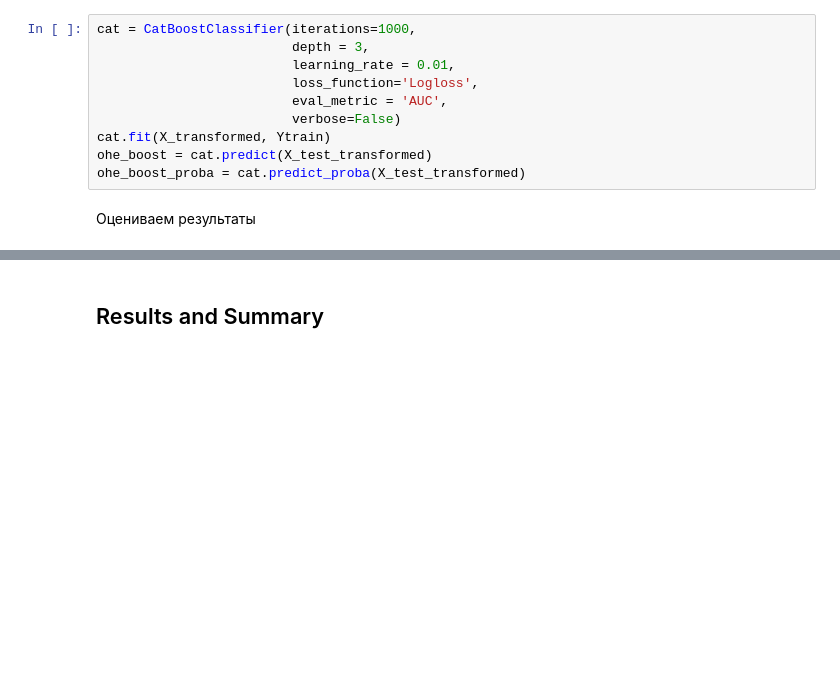
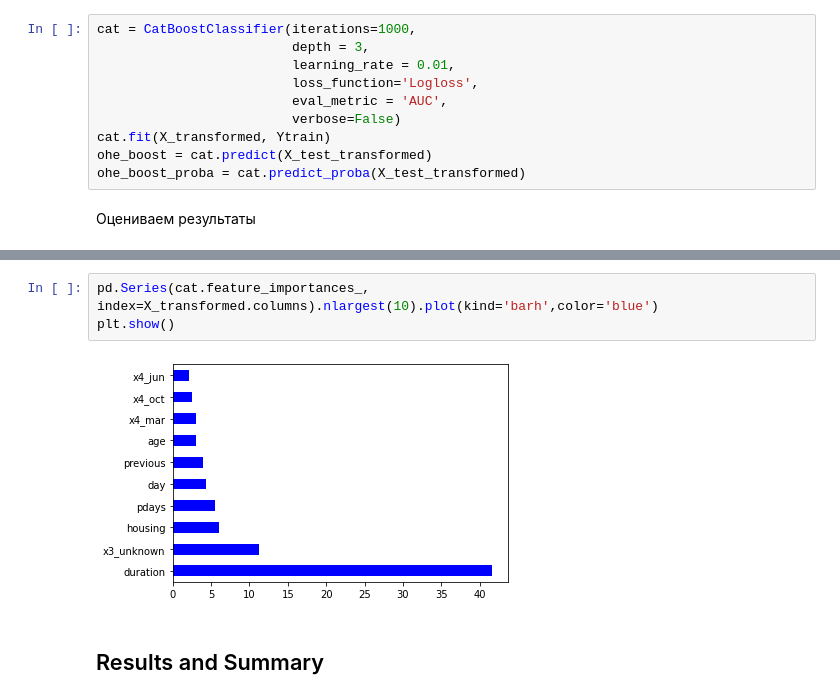
Before and after one commit to IvanNeverov/DepositsProject, a Jupyter notebook: Modelling TDA Response.ipynb, the cells around one changed output, grey strips where cells are left out. Cells and saved outputs as stored; diff of their text form; blank space fills up the shorter version.

```diff
--- a/Modelling TDA Response.ipynb
+++ b/Modelling TDA Response.ipynb
@@ -209,3 +382,8 @@ print('ROC AUC',round(roc_auc_score(Ytest,ohe_boost_proba [:,1]),2))
+# %%
+pd.Series(cat.feature_importances_, index=X_transformed.columns).nlargest(10).plot(kind='barh',color='blue')
+plt.show()
+# %% [output]
+[figure, added]
 # %% [markdown]
 ## Results and Summary
 # %% [markdown]
```
Also changed, not shown: parts of 32 cells of this notebook.
